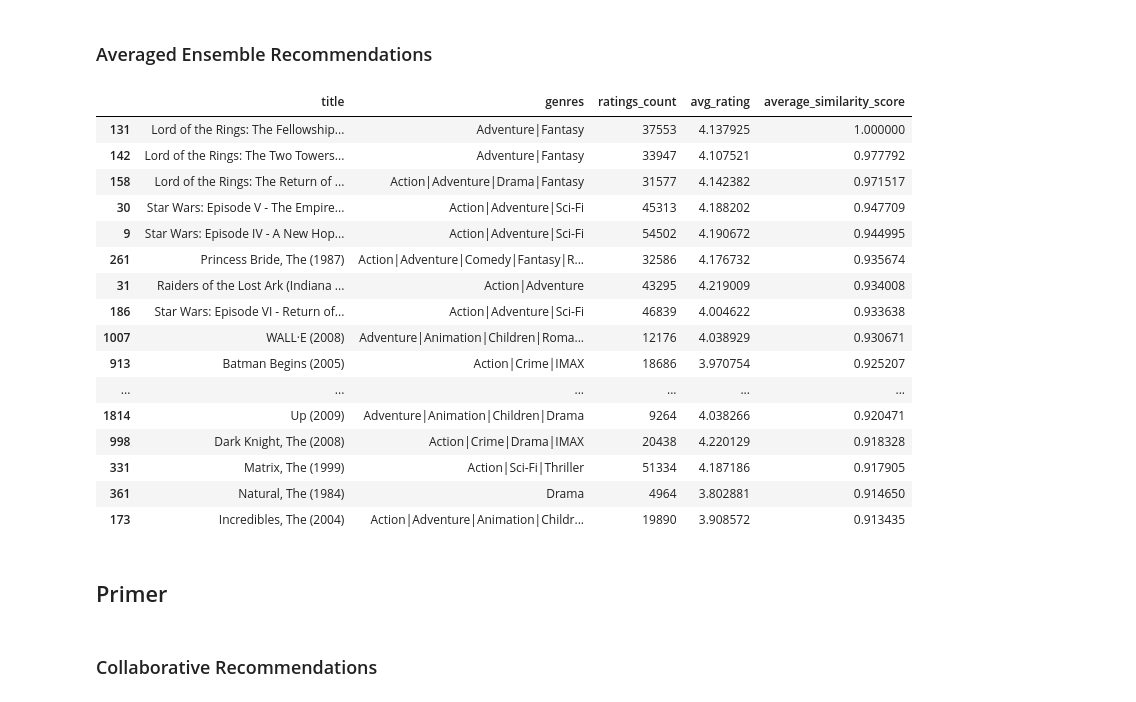
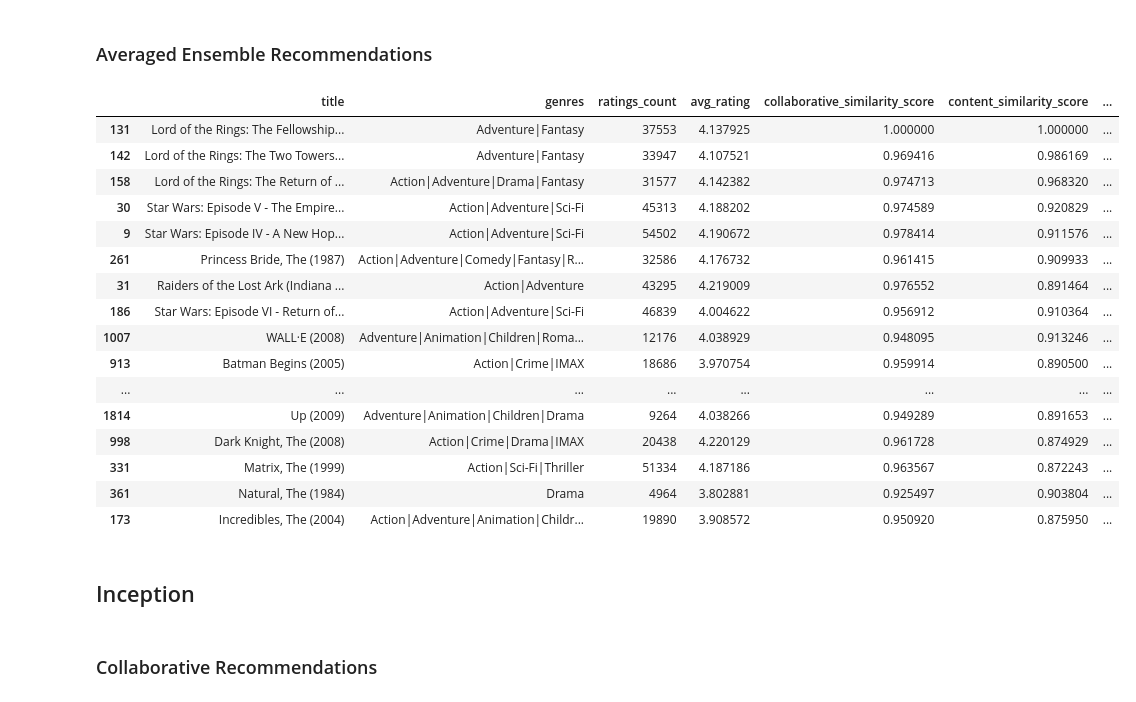
Before and after one commit to alineberry/my-movie-recommender, a Jupyter notebook: notebooks/movie_similarity/content-and-collaborative-similarity-recommender.ipynb, the cells around one changed output. Cells and saved outputs as stored; diff of their text form; code cells hidden in the pictures.

```diff
--- a/notebooks/movie_similarity/content-and-collaborative-similarity-recommender.ipynb
+++ b/notebooks/movie_similarity/content-and-collaborative-similarity-recommender.ipynb
@@ -148,8 +148,9 @@ def get_detailed_recs(movie_id, embeddings, file_path):
     sim_df.head(20).to_csv(file_path, index=False, header=True)
     return sim_df.head(20)
 # %%
-def get_ensemble_recs(movie_id, embeddings, file_path):
+def get_ensemble_recs(movie_id, content_embeddings, collaborative_embeddings, file_path):
     #get similar movies from content
+    sim_model_cont = SimilarityPredictions(content_embeddings, similarity_metric="cosine")
     cont_output = sim_model_cont.predict_similar_items(seed_item=movie_id, n=26744)
     similar_movies = pd.DataFrame(cont_output)
     similar_movies.set_index('item_id', inplace=True)
@@ -158,6 +159,7 @@ def get_ensemble_recs(movie_id, embeddings, file_path):
     sim_df_cont = sim_df_cont.rename(index=str, columns={"similarity_score": "content_similarity_score"})
 
     #get similar movies from collaborative
+    sim_model_coll = SimilarityPredictions(collaborative_embeddings, similarity_metric="cosine")
     coll_output = sim_model_coll.predict_similar_items(seed_item=movie_id, n=26744)
     similar_movies = pd.DataFrame(coll_output)
     similar_movies.set_index('item_id', inplace=True)
@@ -168,8 +170,8 @@ def get_ensemble_recs(movie_id, embeddings, file_path):
     #ensemble results
     sim_df_avg = pd.merge(sim_df_coll, pd.DataFrame(sim_df_cont['content_similarity_score']), left_index=True, right_index=True)
     sim_df_avg['average_similarity_score'] = (sim_df_avg['content_similarity_score'] + sim_df_avg['collaborative_similarity_score'])/2
-    sim_df_avg.drop("collaborative_similarity_score", axis=1, inplace=True)
-    sim_df_avg.drop("content_similarity_score", axis=1, inplace=True)
+    #sim_df_avg.drop("collaborative_similarity_score", axis=1, inplace=True)
+    #sim_df_avg.drop("content_similarity_score", axis=1, inplace=True)
     sim_df_avg.sort_values('average_similarity_score', ascending=False, inplace=True)
 
     #save recs locally
@@ -224,27 +226,27 @@ get_detailed_recs(lotr, content_embeddings, '../../data/content_recs_lotr.csv')
 # %% [markdown]
 ### Averaged Ensemble Recommendations
 # %%
-get_ensemble_recs(lotr, content_embeddings, '../../data/ensemble_recs_lotr.csv')
+get_ensemble_recs(lotr, content_embeddings, collaborative_embeddings, '../../data/ensemble_recs_lotr.csv')
 # %% [output]
-|  | title | genres | ratings_count | avg_rating | average_similarity_score |
-| 131 | Lord of the Rings: The Fellowship... | Adventure|Fantasy | 37553 | 4.137925 | 1.000000 |
-| 142 | Lord of the Rings: The Two Towers... | Adventure|Fantasy | 33947 | 4.107521 | 0.977792 |
-| 158 | Lord of the Rings: The Return of ... | Action|Adventure|Drama|Fantasy | 31577 | 4.142382 | 0.971517 |
-| 30 | Star Wars: Episode V - The Empire... | Action|Adventure|Sci-Fi | 45313 | 4.188202 | 0.947709 |
-| 9 | Star Wars: Episode IV - A New Hop... | Action|Adventure|Sci-Fi | 54502 | 4.190672 | 0.944995 |
-| 261 | Princess Bride, The (1987) | Action|Adventure|Comedy|Fantasy|R... | 32586 | 4.176732 | 0.935674 |
-| 31 | Raiders of the Lost Ark (Indiana ... | Action|Adventure | 43295 | 4.219009 | 0.934008 |
-| 186 | Star Wars: Episode VI - Return of... | Action|Adventure|Sci-Fi | 46839 | 4.004622 | 0.933638 |
-| 1007 | WALL·E (2008) | Adventure|Animation|Children|Roma... | 12176 | 4.038929 | 0.930671 |
-| 913 | Batman Begins (2005) | Action|Crime|IMAX | 18686 | 3.970754 | 0.925207 |
-| ... | ... | ... | ... | ... | ... |
-| 1814 | Up (2009) | Adventure|Animation|Children|Drama | 9264 | 4.038266 | 0.920471 |
-| 998 | Dark Knight, The (2008) | Action|Crime|Drama|IMAX | 20438 | 4.220129 | 0.918328 |
-| 331 | Matrix, The (1999) | Action|Sci-Fi|Thriller | 51334 | 4.187186 | 0.917905 |
-| 361 | Natural, The (1984) | Drama | 4964 | 3.802881 | 0.914650 |
-| 173 | Incredibles, The (2004) | Action|Adventure|Animation|Childr... | 19890 | 3.908572 | 0.913435 |
+|  | title | genres | ratings_count | avg_rating | collaborative_similarity_score | content_similarity_score | ... |
+| 131 | Lord of the Rings: The Fellowship... | Adventure|Fantasy | 37553 | 4.137925 | 1.000000 | 1.000000 | ... |
+| 142 | Lord of the Rings: The Two Towers... | Adventure|Fantasy | 33947 | 4.107521 | 0.969416 | 0.986169 | ... |
+| 158 | Lord of the Rings: The Return of ... | Action|Adventure|Drama|Fantasy | 31577 | 4.142382 | 0.974713 | 0.968320 | ... |
+| 30 | Star Wars: Episode V - The Empire... | Action|Adventure|Sci-Fi | 45313 | 4.188202 | 0.974589 | 0.920829 | ... |
+| 9 | Star Wars: Episode IV - A New Hop... | Action|Adventure|Sci-Fi | 54502 | 4.190672 | 0.978414 | 0.911576 | ... |
+| 261 | Princess Bride, The (1987) | Action|Adventure|Comedy|Fantasy|R... | 32586 | 4.176732 | 0.961415 | 0.909933 | ... |
+| 31 | Raiders of the Lost Ark (Indiana ... | Action|Adventure | 43295 | 4.219009 | 0.976552 | 0.891464 | ... |
+| 186 | Star Wars: Episode VI - Return of... | Action|Adventure|Sci-Fi | 46839 | 4.004622 | 0.956912 | 0.910364 | ... |
+| 1007 | WALL·E (2008) | Adventure|Animation|Children|Roma... | 12176 | 4.038929 | 0.948095 | 0.913246 | ... |
+| 913 | Batman Begins (2005) | Action|Crime|IMAX | 18686 | 3.970754 | 0.959914 | 0.890500 | ... |
+| ... | ... | ... | ... | ... | ... | ... | ... |
+| 1814 | Up (2009) | Adventure|Animation|Children|Drama | 9264 | 4.038266 | 0.949289 | 0.891653 | ... |
+| 998 | Dark Knight, The (2008) | Action|Crime|Drama|IMAX | 20438 | 4.220129 | 0.961728 | 0.874929 | ... |
+| 331 | Matrix, The (1999) | Action|Sci-Fi|Thriller | 51334 | 4.187186 | 0.963567 | 0.872243 | ... |
+| 361 | Natural, The (1984) | Drama | 4964 | 3.802881 | 0.925497 | 0.903804 | ... |
+| 173 | Incredibles, The (2004) | Action|Adventure|Animation|Childr... | 19890 | 3.908572 | 0.950920 | 0.875950 | ... |
 # %% [markdown]
-## Primer
+## Inception
 # %% [markdown]
 ### Collaborative Recommendations
 # %%
```
Also changed, not shown: parts of 2 cells of this notebook, 1 other file.
